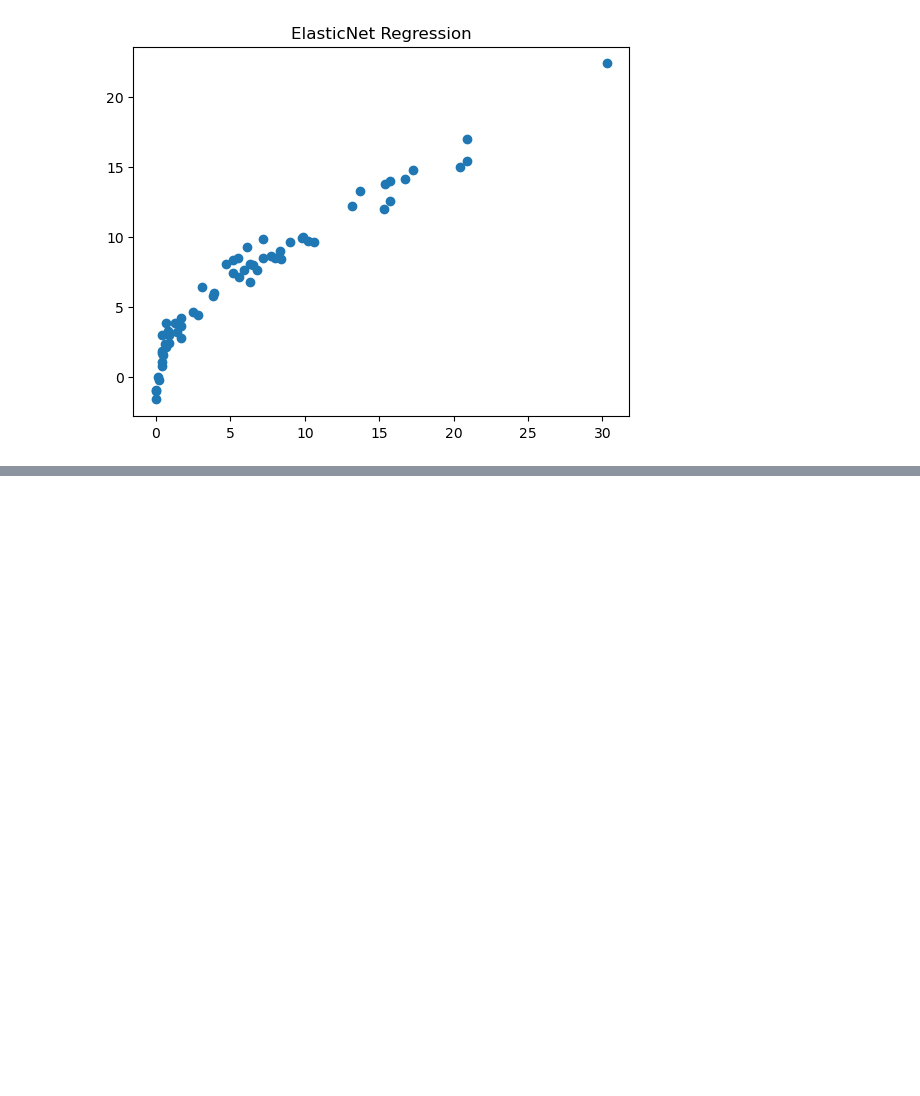
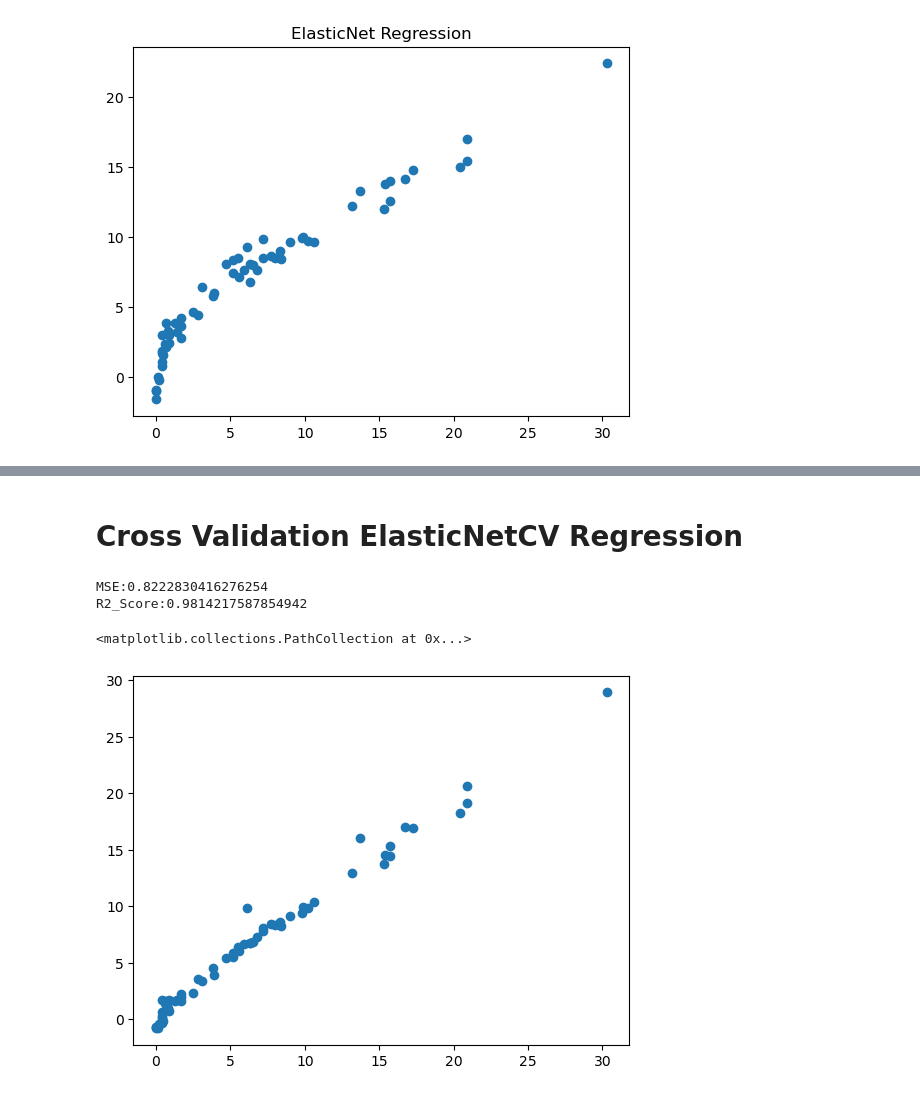
Before and after one commit to Prabhjeet2005/Machine-Learning-Practice, a Jupyter notebook: Section26_45_MachineLearning/Section28_Ridge_Lasso_ElasticNet/Project_ModelTraining_Ridge_Lasso_ElasticNet.ipynb, the cells around one changed output, grey strips where cells are left out. Cells and saved outputs as stored; diff of their text form; code cells hidden in the pictures; blank space fills up the shorter version.

```diff
--- a/Section26_45_MachineLearning/Section28_Ridge_Lasso_ElasticNet/Project_ModelTraining_Ridge_Lasso_ElasticNet.ipynb
+++ b/Section26_45_MachineLearning/Section28_Ridge_Lasso_ElasticNet/Project_ModelTraining_Ridge_Lasso_ElasticNet.ipynb
@@ -279,0 +347,20 @@ Text(0.5, 1.0, 'ElasticNet Regression')
+# %% [markdown]
+# Cross Validation ElasticNetCV Regression
+# %%
+from sklearn.linear_model import ElasticNetCV
+
+elasticNetcv = ElasticNetCV(cv=5)
+elasticNetcv.fit(X_train_scaled, y_train)
+y_pred = elasticNetcv.predict(X_test_scaled)
+
+from sklearn.metrics import mean_squared_error, r2_score
+
+mse = mean_squared_error(y_test, y_pred)
+score = r2_score(y_test, y_pred)
+print(f"MSE:{mse}\nR2_Score:{score}")
+plt.scatter(y_test, y_pred)
+# %% [output]
+MSE:0.8222830416276254
+R2_Score:0.9814217587854942
+<matplotlib.collections.PathCollection at 0x...>
+[figure, added]
```
Also changed, not shown: parts of 8 cells of this notebook.
